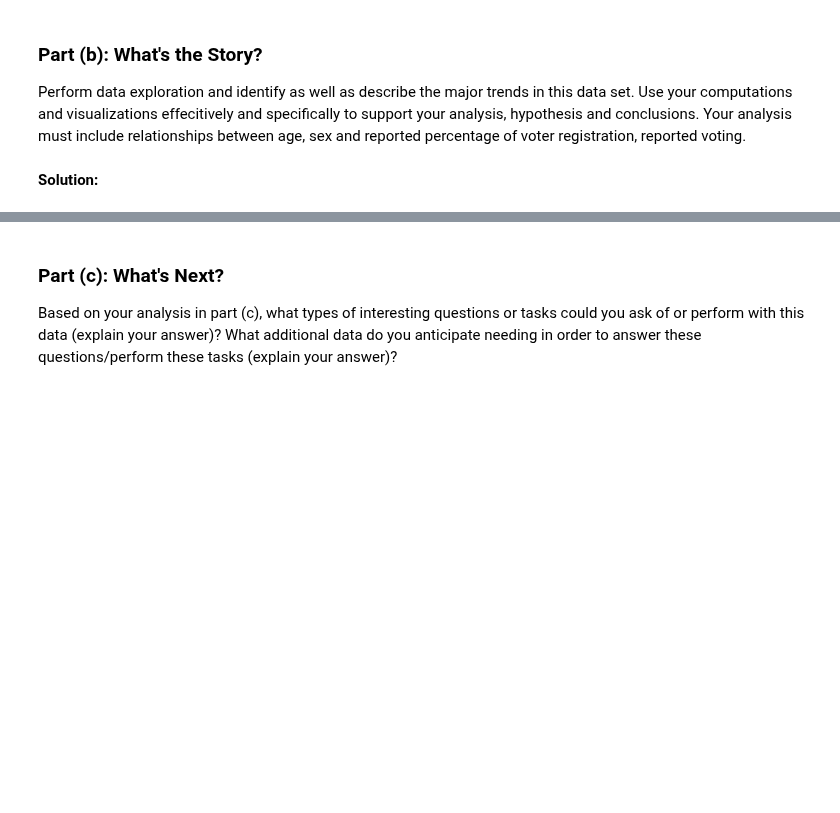
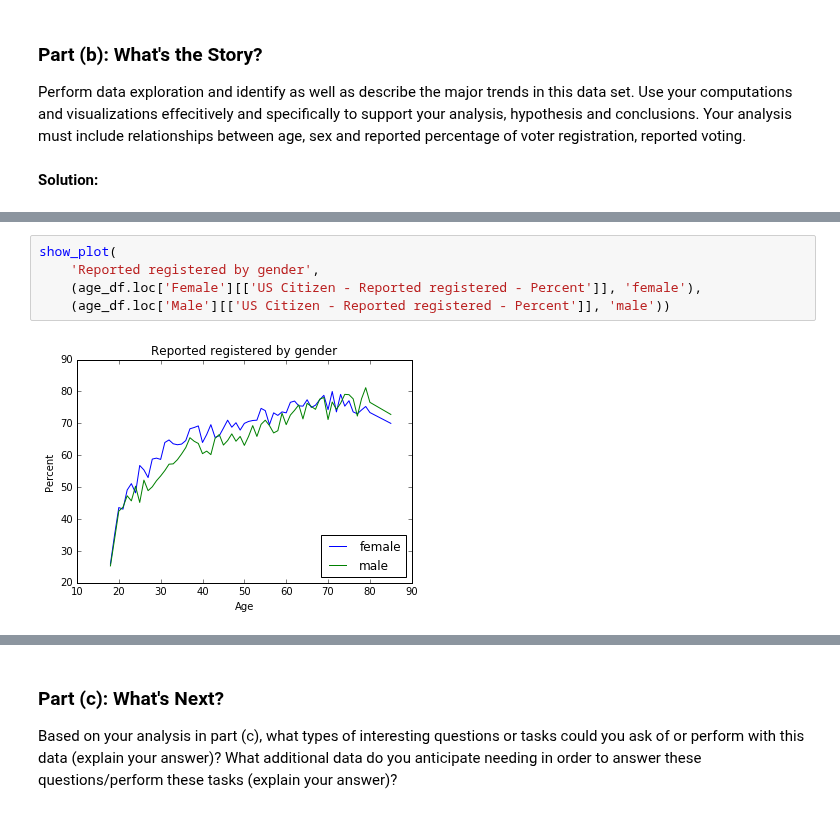
Before and after one commit to colbyZ/test1, a Jupyter notebook: src/main/python/hw1/Zambalayev_Timur_CSCI_E_109a_HW1.ipynb, the cells around one changed output, grey strips where cells are left out. Drawn from its saved outputs; the diff is of its cells as text; blank space fills up the shorter version.

```diff
--- a/src/main/python/hw1/Zambalayev_Timur_CSCI_E_109a_HW1.ipynb
+++ b/src/main/python/hw1/Zambalayev_Timur_CSCI_E_109a_HW1.ipynb
@@ -862,0 +900,7 @@ Perform data exploration and identify as well as describe the major trends in th
+# %%
+show_plot(
+    'Reported registered by gender',
+    (age_df.loc['Female'][['US Citizen - Reported registered - Percent']], 'female'),
+    (age_df.loc['Male'][['US Citizen - Reported registered - Percent']], 'male'))
+# %% [output]
+[figure, added]
```
Also changed, not shown: parts of 10 cells of this notebook, 1 other file.
